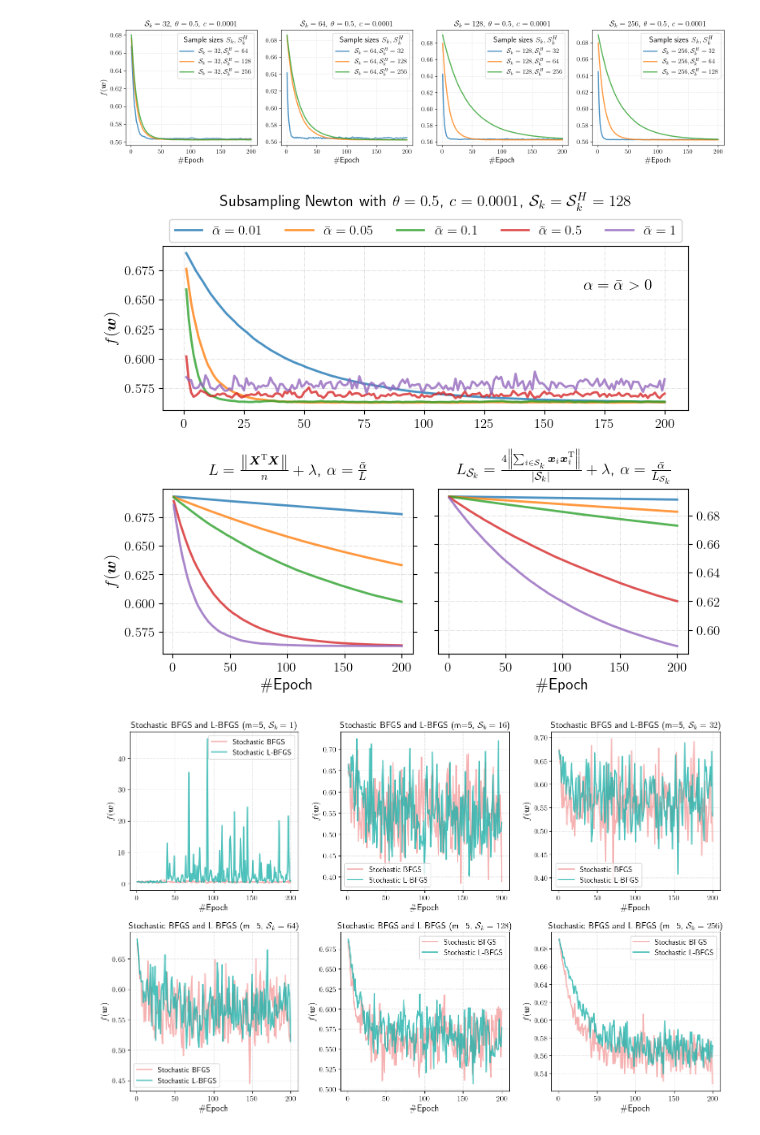
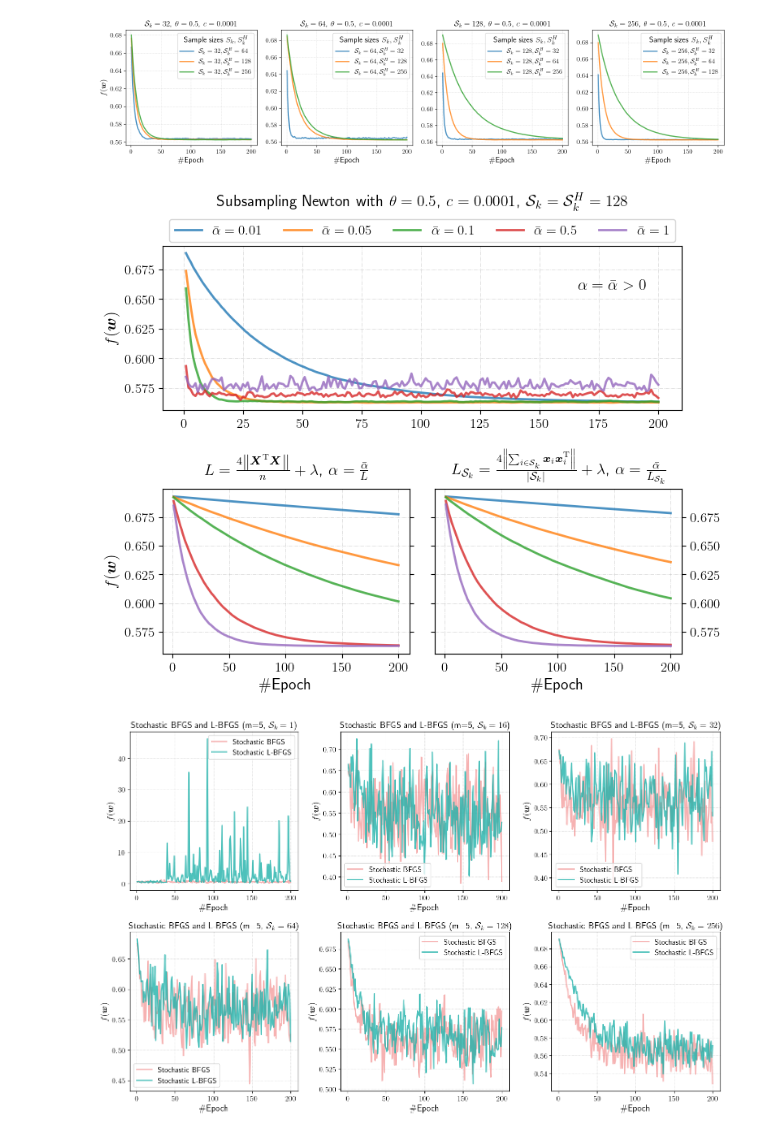
Before and after one commit to qlinhta/iasd-oml, a Jupyter notebook: omla.ipynb, the cells around one changed output. Saved outputs shown, nothing was run; the diff lists cells and outputs as text; code cells hidden in the pictures.

```diff
--- a/omla.ipynb
+++ b/omla.ipynb
@@ -594,6 +619,6 @@ for sample_size in sample_sizes:
     results[sample_size] = (final_point, stats)
 # %%
-fig, ax = plt.subplots(1, 1, figsize=(6, 5))
+fig, ax = plt.subplots(1, 1, figsize=(5, 4))
 for sample_size, (final_point, stats) in results.items():
     ax.plot(stats['epochs'], stats['losses'],
             label=r"$\mathcal{{S}}_{{k}}=\mathcal{{S}}_{{k}}^{{H}}={}$".format(sample_size),
@@ -610,0 +636,23 @@ plt.show()
+# %%
+fig, ax = plt.subplots(1, 2, figsize=(10, 4))
+ax[0].plot(newton.stats['epochs'], newton.stats['losses'],
+           label=r'$\mathcal{S}_k=\mathcal{S}_k^H=1$', linestyle='-', linewidth=2, alpha=0.8, color='darkblue')
+ax[0].set_xlabel(r'\#Epoch')
+ax[0].set_ylabel(r'$f(\boldsymbol{w})$')
+ax[0].set_title(r'Subsampling Newton with $\alpha={}$, $\theta={}$, $c={}$'.format(newton.alpha, newton.theta, newton.c))
+ax[0].legend(fontsize=12)
+ax[0].grid(True, which='both', linestyle='-.', linewidth=0.5, alpha=0.5)
+
+for sample_size, (final_point, stats) in results.items():
+    ax[1].plot(stats['epochs'], stats['losses'],
+               label=r"$\mathcal{{S}}_{{k}}=\mathcal{{S}}_{{k}}^{{H}}={}$".format(sample_size),
+               linestyle='-', linewidth=2, alpha=0.8)
+ax[1].set_xlabel(r'\#Epoch')
+ax[1].set_ylabel(r'$f(\boldsymbol{w})$')
+ax[1].set_title(r'Subsampling Newton with $\alpha={}$, $\theta={}$, $c={}$'.format(newton.alpha, newton.theta, newton.c))
+ax[1].legend(fontsize=12, title='Sample Size')
+ax[1].grid(True, which='both', linestyle='-.', linewidth=0.5, alpha=0.5)
+
+plt.tight_layout()
+plt.savefig('./figures/subsampling_newton_sample_sizes_varied.pdf', bbox_inches='tight')
+plt.show()
@@ -611,5 +661,5 @@ plt.show()
 # %%
-# TIME CONSUMING ETA 14min FOR ALL COMBINATIONS
+# TIME CONSUMING ETA 4min FOR ALL COMBINATIONS
 
 sample_size_grad = [32, 64, 128, 256]
 sample_size_hess = [32, 64, 128, 256]
@@ -619,7 +669,7 @@ for size_grad in sample_size_grad:
     for size_hess in sample_size_hess:
         if size_grad != size_hess:
             newton = SubsamplingNewton(problem, size_grad, size_hess, epochs=200, theta=0.5, c=1e-4, alpha=0.01)
-            final_point, stats = newton.optimize(initial_point, tol=1e-6, use_line_search=True)
+            final_point, stats = newton.optimize(initial_point, tol=1e-6, use_line_search=False)
             if size_grad == 32:
                 results_diff_grad_32[(size_grad, size_hess)] = (final_point, stats)
             elif size_grad == 64:
@@ -666,13 +716,13 @@ def calculate_lipschitz_constant(X, sample_indices, lambda_reg):
 def calculate_lipschitz_constant_batch(X, sample_indices, lambda_reg, batch_size):
     n_samples = X.shape[0]
     n_batches = n_samples // batch_size
-    L = 0
+    L_accum = 0
     for i in range(n_batches):
         batch_indices = sample_indices[i * batch_size: (i + 1) * batch_size]
         X_batch = X[batch_indices]
-        L += 4 * np.linalg.norm(X_batch.T @ X_batch) / batch_size
-    L += lambda_reg
-    return L
+        L_accum += np.linalg.norm(X_batch.T @ X_batch) / batch_size
+    L_avg = (4 * L_accum / n_batches) + lambda_reg
+    return L_avg
 
 
 sample_size_grad = sample_size_hess = 128
@@ -686,7 +736,7 @@ results_alpha_bar, results_alpha_bar_L, results_alpha_bar_L_Sk = {}, {}, {}
 for alpha_bar in alpha_bar_values:
     newton = SubsamplingNewton(problem, sample_size_grad, sample_size_hess, epochs=200, theta=0.5, c=1e-4,
                                alpha=alpha_bar)
-    final_point, stats = newton.optimize(initial_point, tol=1e-6, use_line_search=True)
+    final_point, stats = newton.optimize(initial_point, tol=1e-6, use_line_search=False)
     results_alpha_bar[alpha_bar] = (final_point, stats)
 
 for alpha_bar in alpha_bar_values:
@@ -722,35 +772,35 @@ ax1 = plt.subplot(gs[1, 0])
 for alpha_bar, stats in results_alpha_bar_L.items():
     ax1.plot(stats['epochs'], stats['losses'],
              label=r"$\frac{{\bar{{\alpha}}}}{{L}}={:.6f}$".format(alpha_bar / L),
              linestyle='-', linewidth=2, alpha=0.8)
 ax1.set_xlabel(r'\#Epoch')
 ax1.set_ylabel(r'$f(\boldsymbol{w})$')
 ax1.set_title(
-    r'$L=\frac{\left\|\boldsymbol{X}^{\mathrm{T}}\boldsymbol{X}\right\|}{n}+\lambda$, $\alpha=\frac{\bar{\alpha}}{L}$',
+    r'$L=\frac{4\left\|\boldsymbol{X}^{\mathrm{T}}\boldsymbol{X}\right\|}{n}+\lambda$, $\alpha=\frac{\bar{\alpha}}{L}$',
     y=1.05)
 ax1.tick_params(axis='y', which='both', left=True, right=True, labelleft=True, labelright=False)
 ax1.grid(True, which='both', linestyle='-.', linewidth=0.5, alpha=0.5)
 
 ax2 = plt.subplot(gs[1, 1])
 for alpha_bar, stats in results_alpha_bar_L_Sk.items():
     ax2.plot(stats['epochs'], stats['losses'],
              label=r"$\bar{{\alpha}}={}$".format(alpha_bar),
              linestyle='-', linewidth=2, alpha=0.8)
 # ax2.set_ylabel(r'$f(\boldsymbol{w})$')
 ax2.set_xlabel(r'\#Epoch')
 ax2.set_title(
     r'$L_{\mathcal{S}_k}=\frac{4\left\|\sum_{i \in \mathcal{S}_k} \boldsymbol{x}_i \boldsymbol{x}_i^{\mathrm{T}}\right\|}{\left|\mathcal{S}_k\right|}+\lambda$, $\alpha=\frac{\bar{\alpha}}{L_{\mathcal{S}_k}}$',
     y=1.05)
 ax2.tick_params(axis='y', which='both', left=True, right=True, labelleft=False, labelright=True)
 ax2.grid(True, which='both', linestyle='-.', linewidth=0.5, alpha=0.5)
 
 ax0.legend(fontsize=12, loc='upper center', bbox_to_anchor=(0., 1.1, 1., .102), ncol=7, mode='expand')
 
 plt.tight_layout(rect=[0, 0, 1, 0.95])
 plt.savefig('./figures/subsampling_newton_combined.pdf', bbox_inches='tight')
 plt.show()
 # %% [output]
-[figure, old version]
+[figure, new version]
 # %%
 alpha = 0.01
 problem = pblogreg
```
Also changed, not shown: parts of 10 cells of this notebook, 9 other files.
